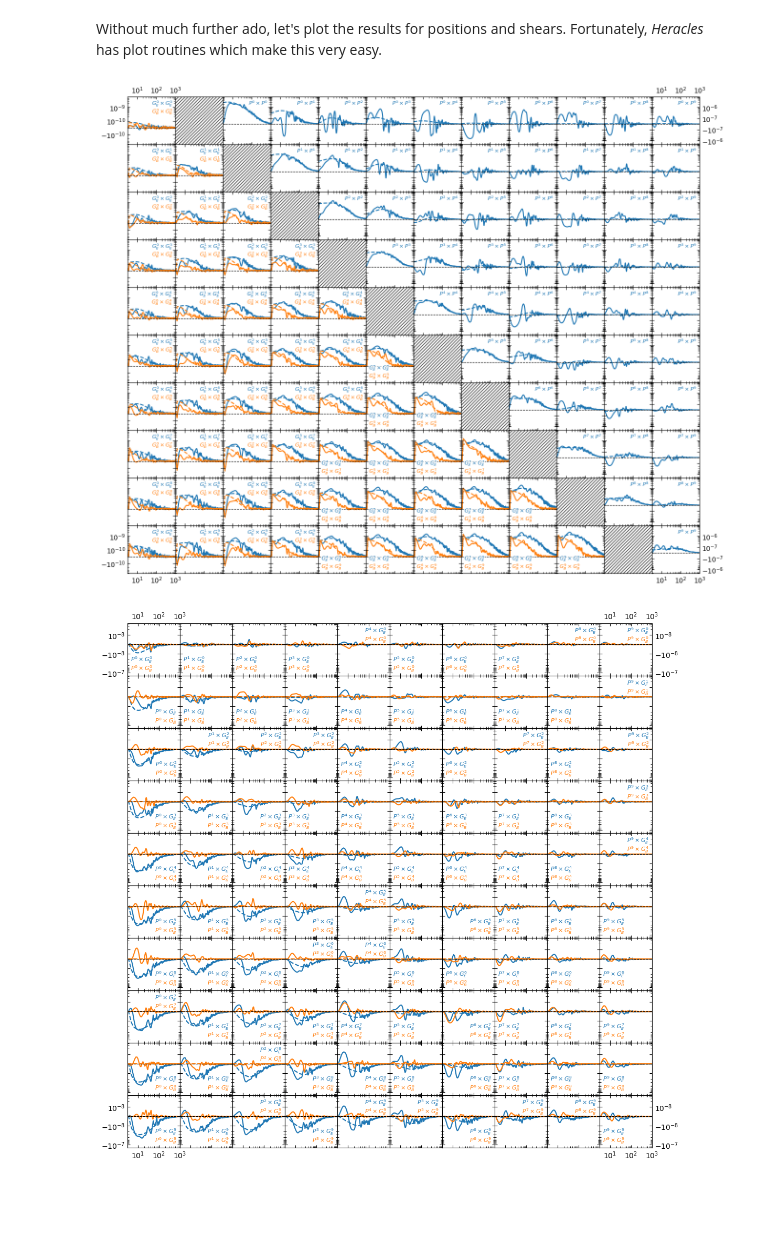
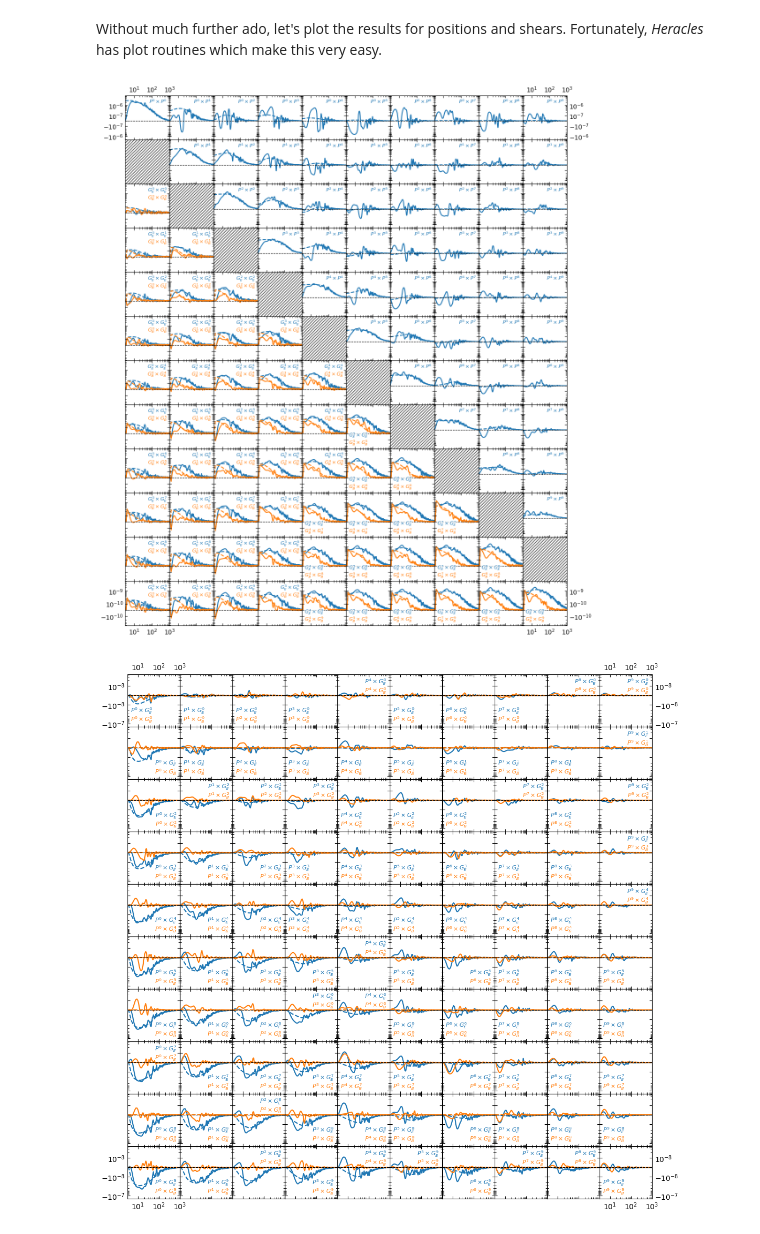
Before and after one commit to heracles-ec/heracles, a Jupyter notebook: examples/example.ipynb, the cells around one changed output. Saved outputs shown, nothing was run; the diff lists cells and outputs as text; code cells hidden in the pictures; blank space fills up the shorter version.

Commit message:
shift transpose in x and y direction

```diff
--- a/examples/example.ipynb
+++ b/examples/example.ipynb
@@ -526,12 +526,12 @@ from cycler import cycler
 # %%
 postage_stamps([toc_filter(cls, [("G_E", "G_E"), ("G_B", "G_B")]),
                 toc_filter(theory_cls, [("G_E", "G_E"), ("G_B", "G_B")])],
                [toc_filter(cls, [("P", "P")]),
                 toc_filter(theory_cls, [("P", "P")])],
-               shift_transpose=2, hatch_empty=True)
+               trxshift=2, hatch_empty=True)
 plt.show()
 # %% [output]
-[figure, old version]
+[figure, new version]
 # %%
 postage_stamps([toc_filter(cls, [("P", "G_E"), ("P", "G_B")]),
                 toc_filter(theory_cls, [("P", "G_E"), ("P", "G_B")])])
```
Also changed, not shown: 2 other files.
